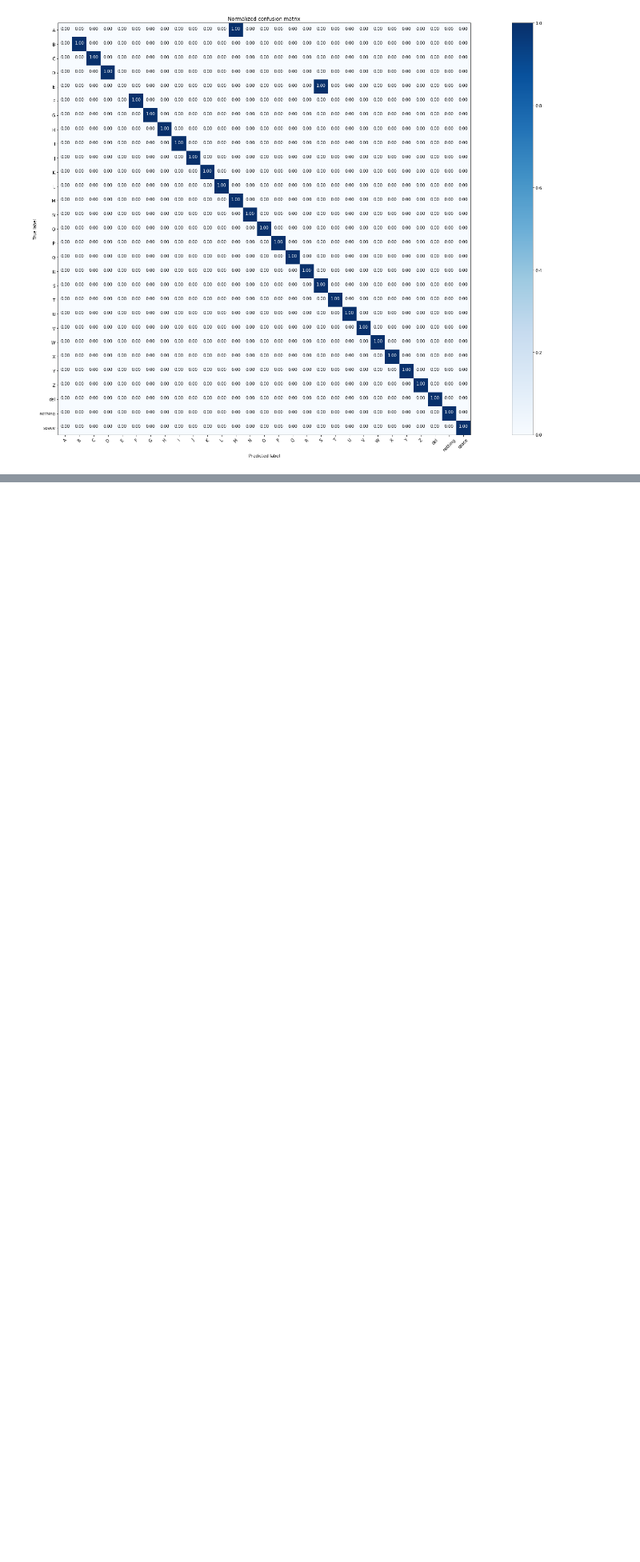
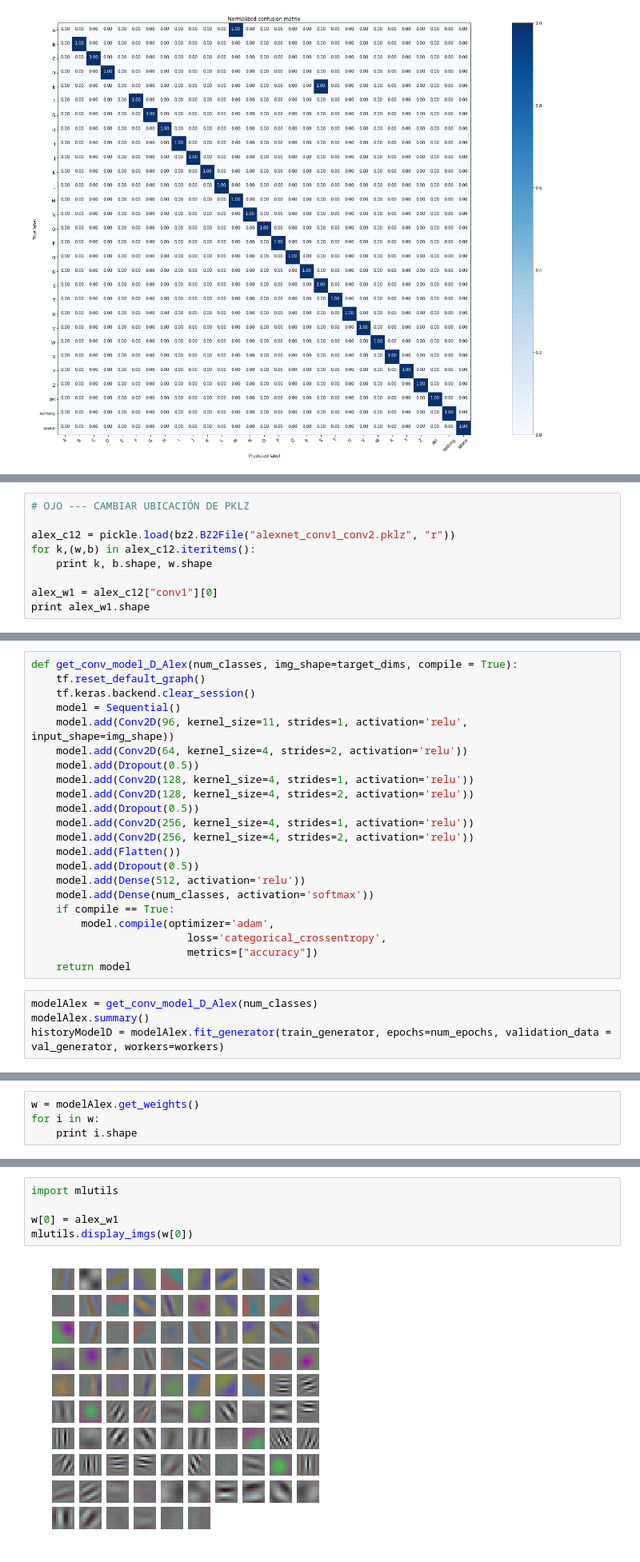
Before and after one commit to helbercarvajal/U3.Proyecto, a Jupyter notebook: asl_Alphabet.ipynb, the cells around one changed output, grey strips where cells are left out. Shown at 80% size. Drawn from its saved outputs; the diff is of its cells as text; blank space fills up the shorter version.

```diff
--- a/asl_Alphabet.ipynb
+++ b/asl_Alphabet.ipynb
@@ -461,0 +549,9 @@ print(prediction)
+# %%
+# OJO --- CAMBIAR UBICACIÓN DE PKLZ
+
+alex_c12 = pickle.load(bz2.BZ2File("alexnet_conv1_conv2.pklz", "r"))
+for k,(w,b) in alex_c12.iteritems():
+    print k, b.shape, w.shape
+
+alex_w1 = alex_c12["conv1"][0]
+print alex_w1.shape
@@ -461,0 +564,26 @@ print(prediction)
+# %%
+def get_conv_model_D_Alex(num_classes, img_shape=target_dims, compile = True):
+    tf.reset_default_graph()
+    tf.keras.backend.clear_session()
+    model = Sequential()
+    model.add(Conv2D(96, kernel_size=11, strides=1, activation='relu', input_shape=img_shape))
+    model.add(Conv2D(64, kernel_size=4, strides=2, activation='relu'))
+    model.add(Dropout(0.5))
+    model.add(Conv2D(128, kernel_size=4, strides=1, activation='relu'))
+    model.add(Conv2D(128, kernel_size=4, strides=2, activation='relu'))
+    model.add(Dropout(0.5))
+    model.add(Conv2D(256, kernel_size=4, strides=1, activation='relu'))
+    model.add(Conv2D(256, kernel_size=4, strides=2, activation='relu'))
+    model.add(Flatten())
+    model.add(Dropout(0.5))
+    model.add(Dense(512, activation='relu'))
+    model.add(Dense(num_classes, activation='softmax'))
+    if compile == True:
+        model.compile(optimizer='adam',
+                         loss='categorical_crossentropy',
+                         metrics=["accuracy"])
+    return model
+# %%
+modelAlex = get_conv_model_D_Alex(num_classes)
+modelAlex.summary()
+historyModelD = modelAlex.fit_generator(train_generator, epochs=num_epochs, validation_data = val_generator, workers=workers)
@@ -461,0 +610,4 @@ print(prediction)
+# %%
+w = modelAlex.get_weights()
+for i in w:
+    print i.shape
@@ -461,0 +633,7 @@ print(prediction)
+# %%
+import mlutils
+
+w[0] = alex_w1
+mlutils.display_imgs(w[0])
+# %% [output]
+[figure, added]
```
Also changed, not shown: parts of 62 cells of this notebook.
